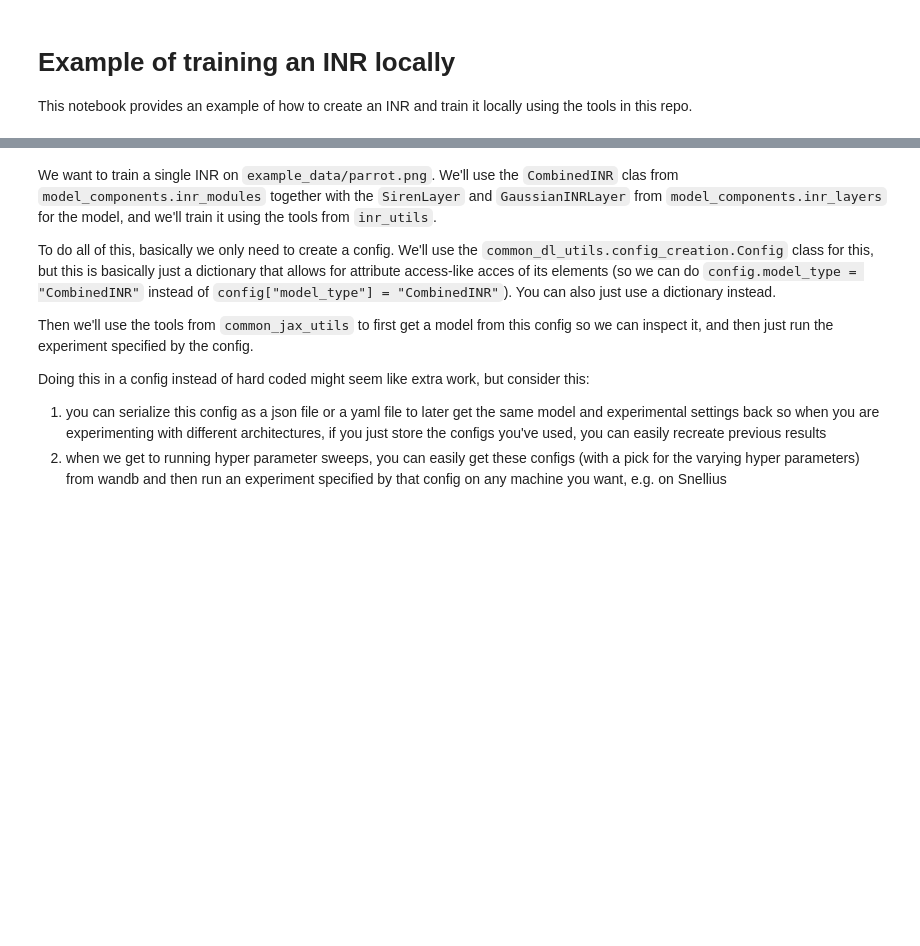
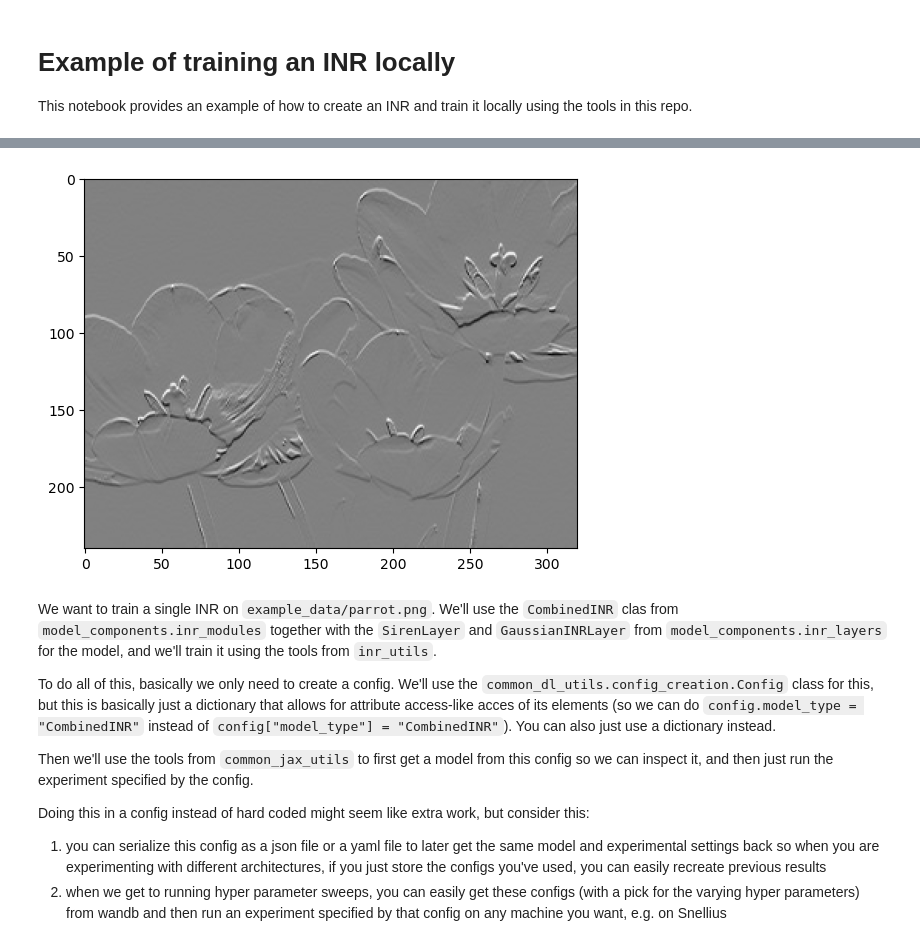
Before and after one commit to stilxam/INR_BEP, a Jupyter notebook: inr_example.ipynb, the cells around one changed output, grey strips where cells are left out. Drawn from its saved outputs; the diff is of its cells as text; code cells hidden in the pictures; blank space fills up the shorter version.

Commit message:
metrics for training on image gradients and example of hyperparams that work

```diff
--- a/inr_example.ipynb
+++ b/inr_example.ipynb
@@ -28,9 +32,11 @@ from inr_utils.images import load_image_as_array, rgb_to_grayscale, image_grads,
 # %%
-# from matplotlib import pyplot as plt
-# gp = load_image_as_array('./example_data/gray_parrot_grads_scaled.npy')
+from matplotlib import pyplot as plt
+gp = load_image_as_array('example_data/gray_flower_grads_scaled.npy')
 
-# plt.imshow(gp[:,:,0], cmap='gray')
-# plt.show()
+plt.imshow(gp[:,:,0], cmap='gray')
+plt.show()
+# %% [output]
+[figure, added]
 # %% [markdown]
 We want to train a single INR on `example_data/parrot.png`. We'll use the `CombinedINR` clas from `model_components.inr_modules` together with the `SirenLayer` and `GaussianINRLayer` from `model_components.inr_layers` for the model, and we'll train it using the tools from `inr_utils`.
 
```
Also changed, not shown: parts of 12 cells of this notebook, 2 other files.
